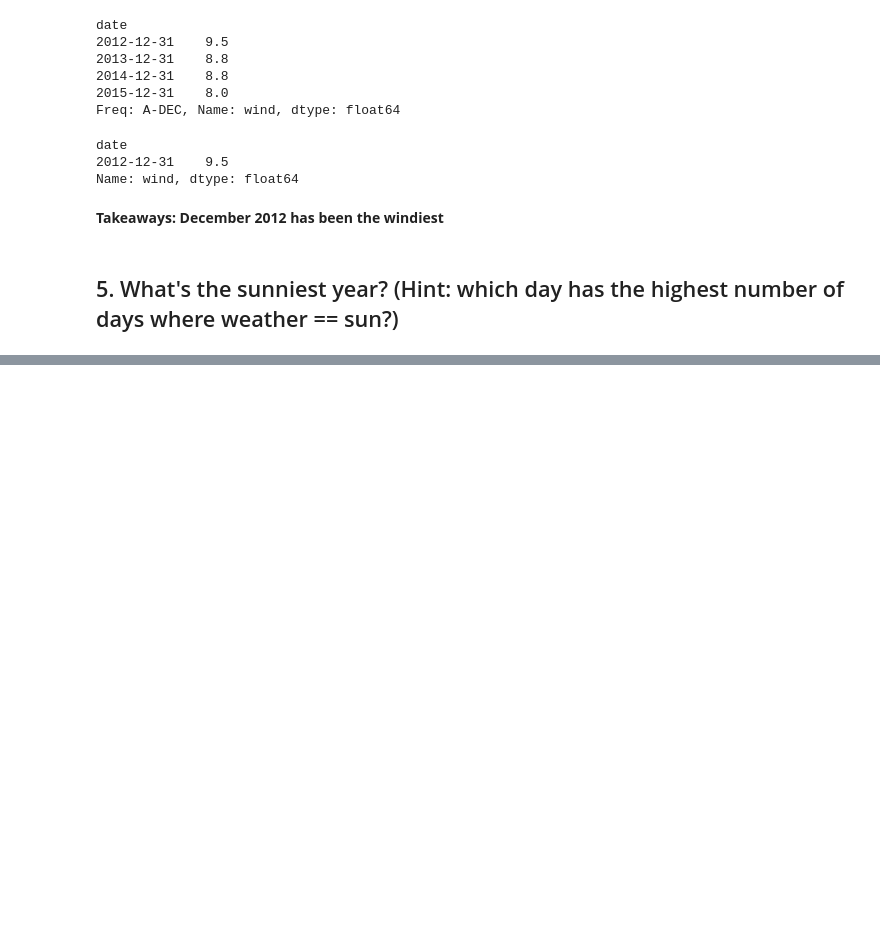
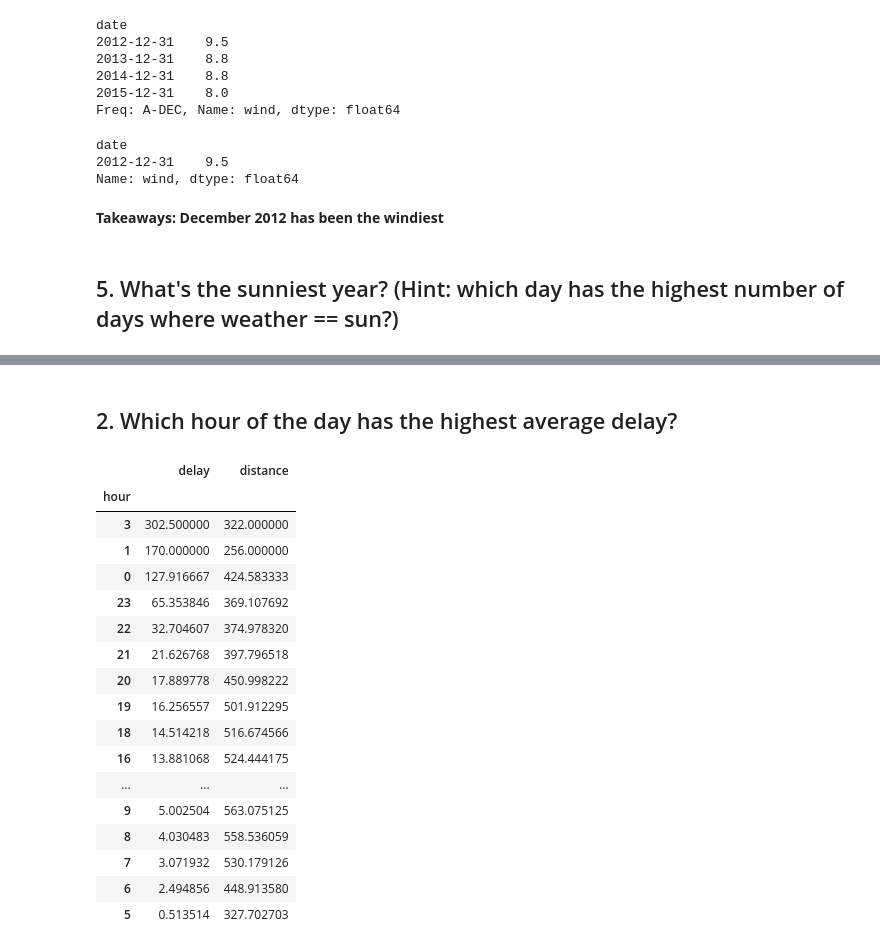
Before and after one commit to justin-m-sullivan/time-series-exercises, a Jupyter notebook: time_series_exercises.ipynb, the cells around one changed output, grey strips where cells are left out. Drawn from its saved outputs; the diff is of its cells as text; code cells hidden in the pictures; blank space fills up the shorter version.

```diff
--- a/time_series_exercises.ipynb
+++ b/time_series_exercises.ipynb
@@ -231,0 +290,4 @@ sunny_days_df
+# %%
+#load the flights data
+df = data.flights_20k()
+df.head()
@@ -231,0 +345,2 @@ sunny_days_df
+# %% [markdown]
+## 2. Which hour of the day has the highest average delay?
@@ -231,0 +349,21 @@ sunny_days_df
+# %%
+df.groupby('hour').mean().sort_values(by = 'delay', ascending=False)
+# %% [output]
+|  | delay | distance |
+| hour |  |  |
+| 3 | 302.500000 | 322.000000 |
+| 1 | 170.000000 | 256.000000 |
+| 0 | 127.916667 | 424.583333 |
+| 23 | 65.353846 | 369.107692 |
+| 22 | 32.704607 | 374.978320 |
+| 21 | 21.626768 | 397.796518 |
+| 20 | 17.889778 | 450.998222 |
+| 19 | 16.256557 | 501.912295 |
+| 18 | 14.514218 | 516.674566 |
+| 16 | 13.881068 | 524.444175 |
+| ... | ... | ... |
+| 9 | 5.002504 | 563.075125 |
+| 8 | 4.030483 | 558.536059 |
+| 7 | 3.071932 | 530.179126 |
+| 6 | 2.494856 | 448.913580 |
+| 5 | 0.513514 | 327.702703 |
```
Also changed, not shown: parts of 37 cells of this notebook.
